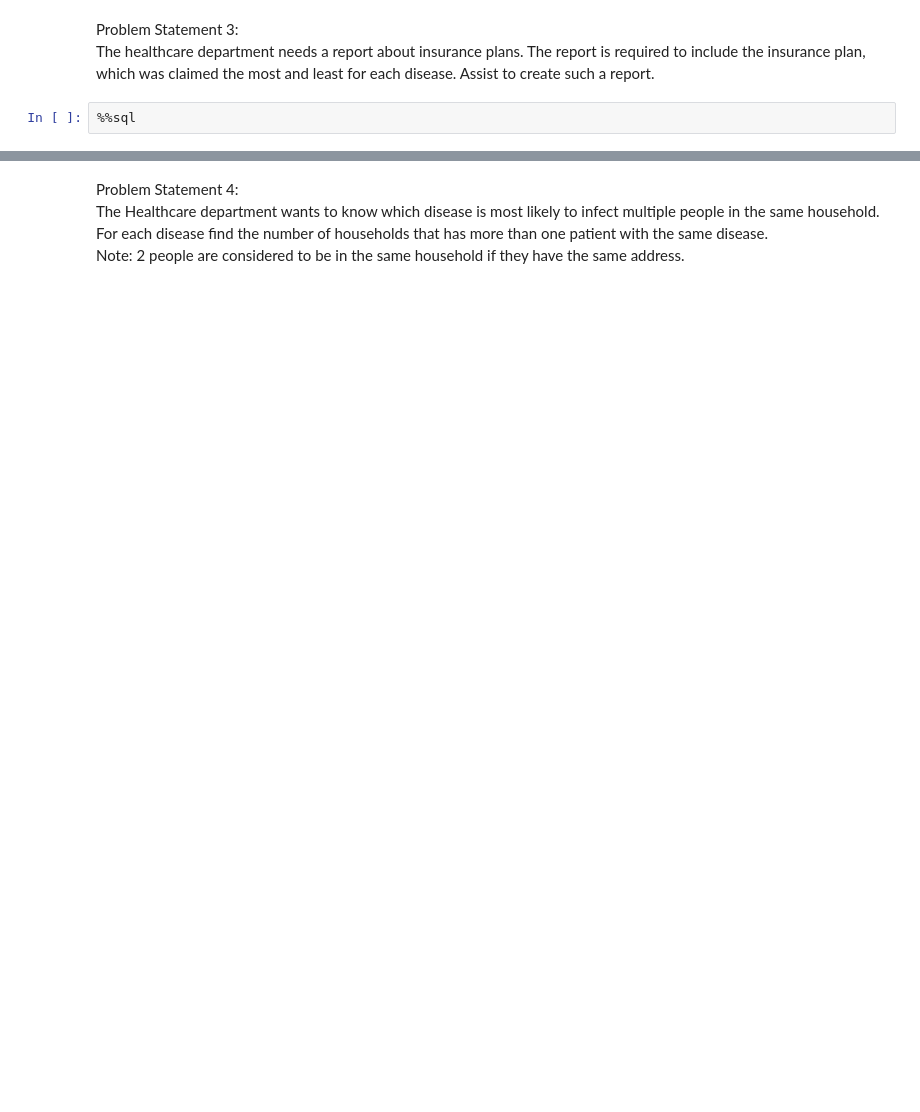
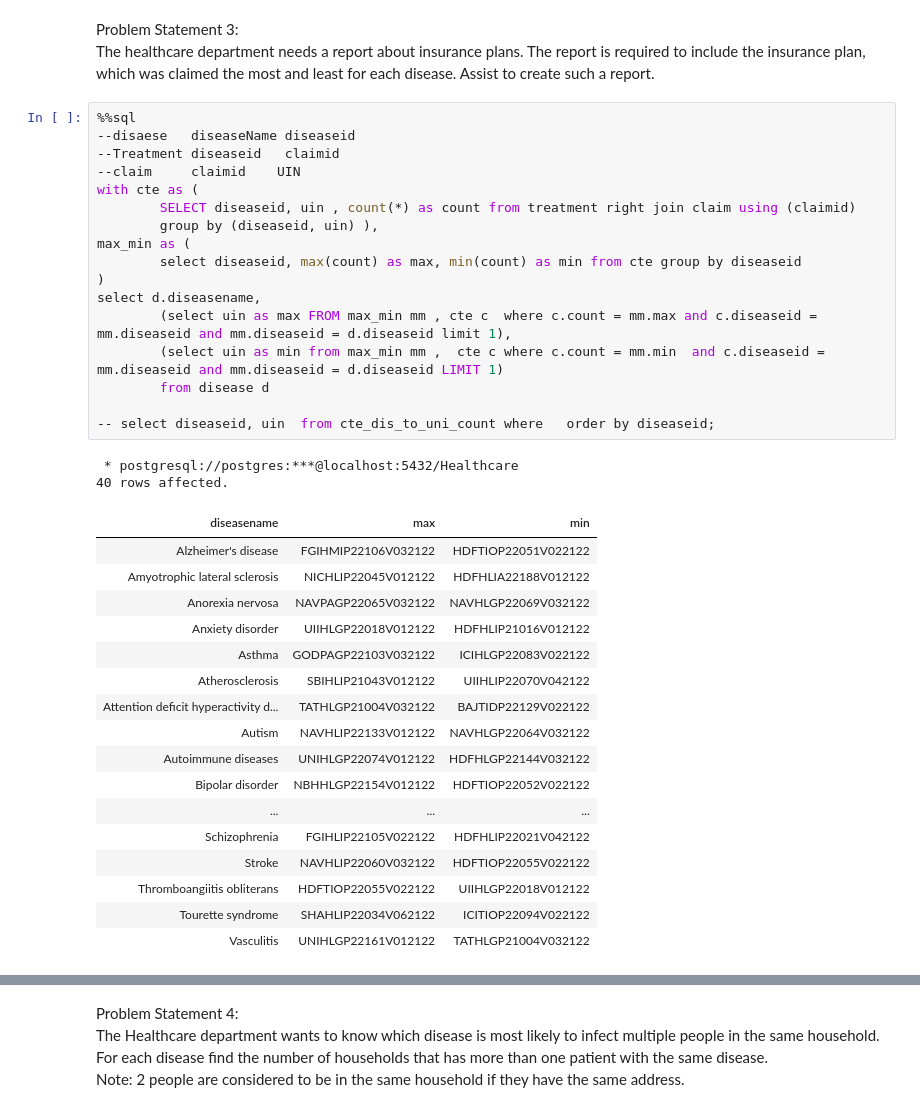
Before and after one commit to msb73/FS, a Jupyter notebook: Project Healthcare2 problem statements.ipynb, the cells around one changed output, grey strips where cells are left out. Drawn from its saved outputs; the diff is of its cells as text; blank space fills up the shorter version.

```diff
--- a/Project Healthcare2 problem statements.ipynb
+++ b/Project Healthcare2 problem statements.ipynb
@@ -13,4 +67,39 @@ Note: The state of Alabama is represented as AL in Address Table.
 # %% [markdown]
 Problem Statement 3: <br>The healthcare department needs a report about insurance plans. The report is required to include the insurance plan, which was claimed the most and least for each disease.  Assist to create such a report.
-# %%
-%%sql
+# %%
+%%sql
+--disaese   diseaseName diseaseid
+--Treatment diseaseid   claimid
+--claim     claimid    UIN
+with cte as (
+        SELECT diseaseid, uin , count(*) as count from treatment right join claim using (claimid)
+        group by (diseaseid, uin) ),
+max_min as (
+        select diseaseid, max(count) as max, min(count) as min from cte group by diseaseid
+)
+select d.diseasename,
+        (select uin as max FROM max_min mm , cte c  where c.count = mm.max and c.diseaseid = mm.diseaseid and mm.diseaseid = d.diseaseid limit 1),
+        (select uin as min from max_min mm ,  cte c where c.count = mm.min  and c.diseaseid = mm.diseaseid and mm.diseaseid = d.diseaseid LIMIT 1)
+        from disease d
+
+-- select diseaseid, uin  from cte_dis_to_uni_count where   order by diseaseid;
+# %% [output]
+ * postgresql://postgres:***@localhost:5432/Healthcare
+40 rows affected.
+| diseasename | max | min |
+| Alzheimer's disease | FGIHMIP22106V032122 | HDFTIOP22051V022122 |
+| Amyotrophic lateral sclerosis | NICHLIP22045V012122 | HDFHLIA22188V012122 |
+| Anorexia nervosa | NAVPAGP22065V032122 | NAVHLGP22069V032122 |
+| Anxiety disorder | UIIHLGP22018V012122 | HDFHLIP21016V012122 |
+| Asthma | GODPAGP22103V032122 | ICIHLGP22083V022122 |
+| Atherosclerosis | SBIHLIP21043V012122 | UIIHLIP22070V042122 |
+| Attention deficit hyperactivity d... | TATHLGP21004V032122 | BAJTIDP22129V022122 |
+| Autism | NAVHLIP22133V012122 | NAVHLGP22064V032122 |
+| Autoimmune diseases | UNIHLGP22074V012122 | HDFHLGP22144V032122 |
+| Bipolar disorder | NBHHLGP22154V012122 | HDFTIOP22052V022122 |
+| ... | ... | ... |
+| Schizophrenia | FGIHLIP22105V022122 | HDFHLIP22021V042122 |
+| Stroke | NAVHLIP22060V032122 | HDFTIOP22055V022122 |
+| Thromboangiitis obliterans | HDFTIOP22055V022122 | UIIHLGP22018V012122 |
+| Tourette syndrome | SHAHLIP22034V062122 | ICITIOP22094V022122 |
+| Vasculitis | UNIHLGP22161V012122 | TATHLGP21004V032122 |
```
Also changed, not shown: parts of 9 cells of this notebook, 11 other files.
